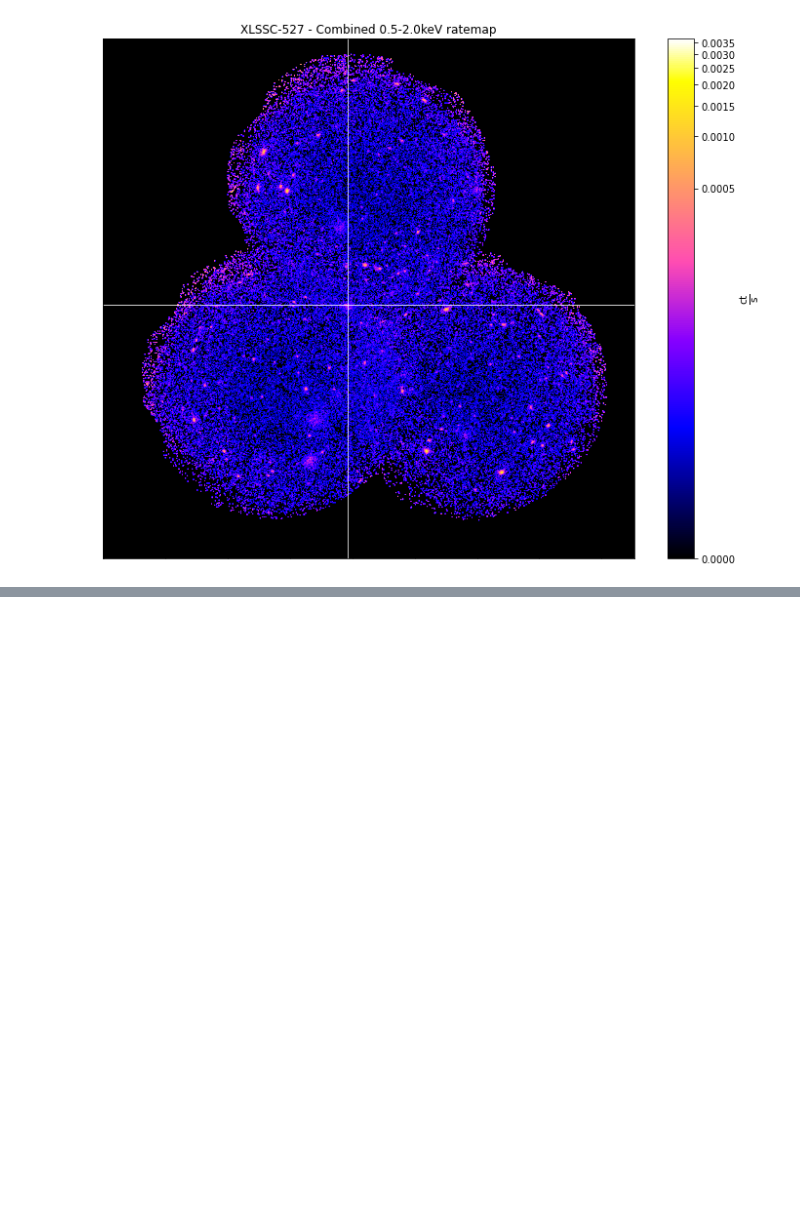
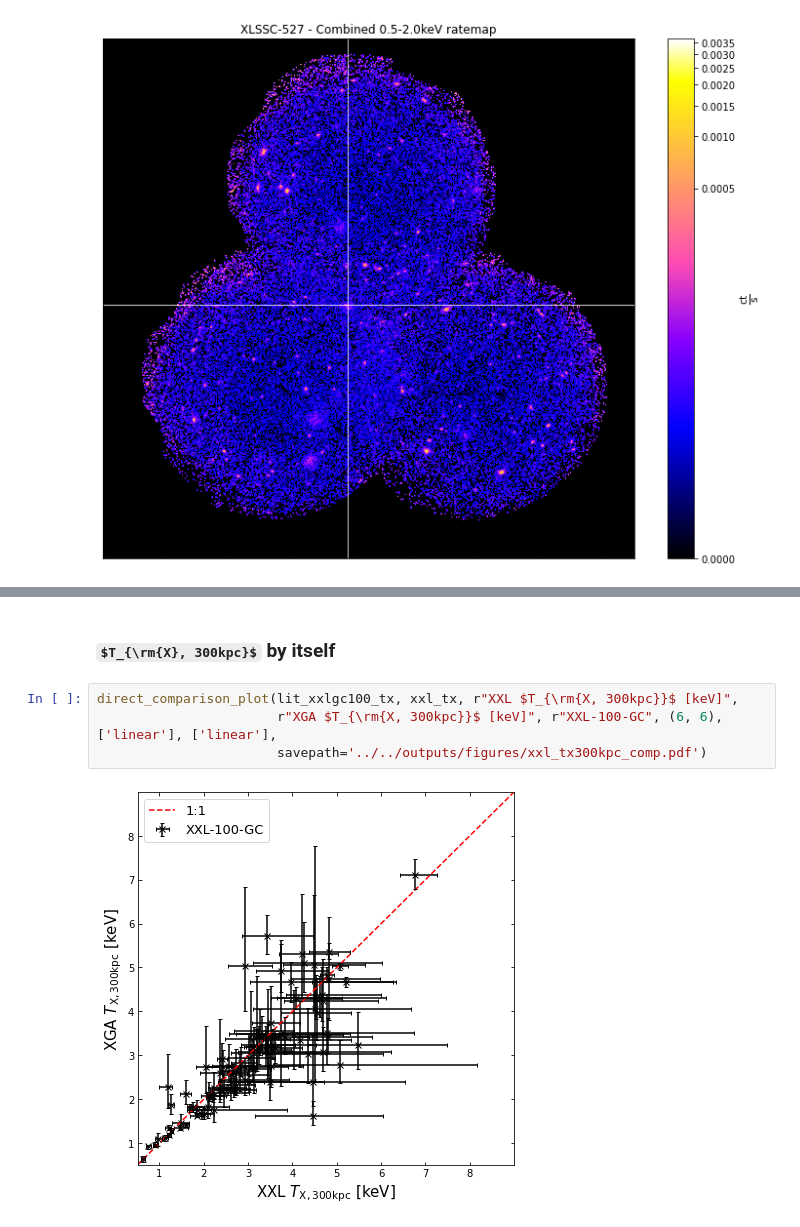
Before and after one commit to DavidT3/XCS-Mass-Paper-I-Analysis, a Jupyter notebook: notebooks/temp_lum_comparisons/xxl_comparisons.ipynb, the cells around one changed output, grey strips where cells are left out. Drawn from its saved outputs; the diff is of its cells as text; some formulas as TeX source; blank space fills up the shorter version.

```diff
--- a/notebooks/temp_lum_comparisons/xxl_comparisons.ipynb
+++ b/notebooks/temp_lum_comparisons/xxl_comparisons.ipynb
@@ -164 +167,9 @@ direct_comparison_plot([xxlgc100_tx, xxlgc100_lx52], [xxl_tx, xxl_lx],
+# %% [markdown]
+### $T_{\rm{X}, 300kpc}$ by itself
+# %%
+direct_comparison_plot(lit_xxlgc100_tx, xxl_tx, r"XXL $T_{\rm{X, 300kpc}}$ [keV]",
+                       r"XGA $T_{\rm{X, 300kpc}}$ [keV]", r"XXL-100-GC", (6, 6), ['linear'], ['linear'],
+                       savepath='../../outputs/figures/xxl_tx300kpc_comp.pdf')
+# %% [output]
+[figure, added]
 # %%
```
Also changed, not shown: parts of 49 cells of this notebook, 2 other files.
